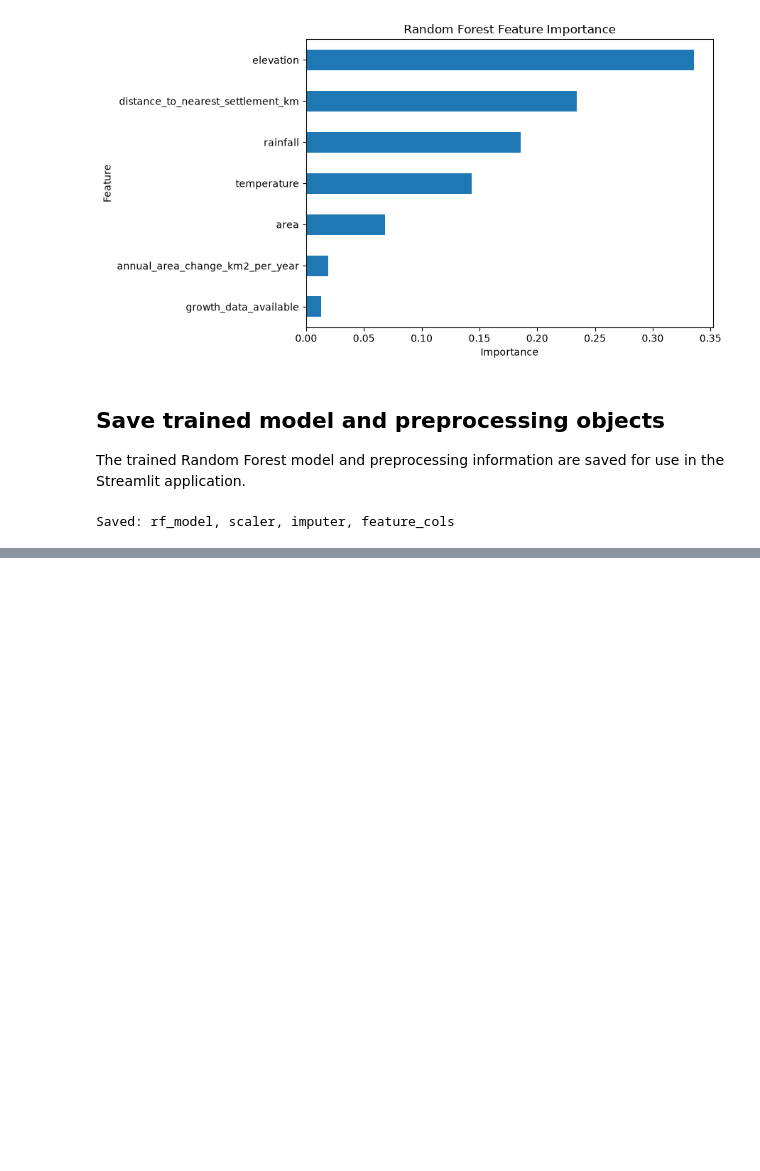
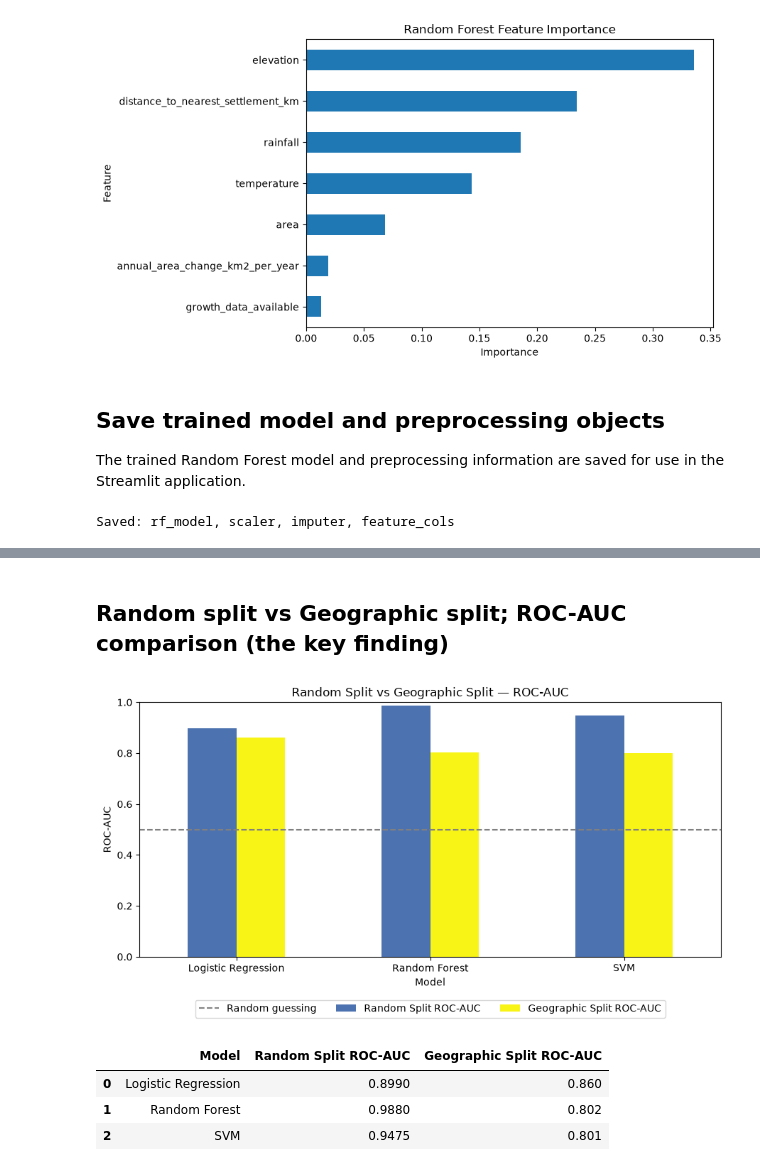
Before and after one commit to iqraamin054-code/GLOFGuard, a Jupyter notebook: notebooks/06_model_training.ipynb, the cells around one changed output, grey strips where cells are left out. Drawn from its saved outputs; the diff is of its cells as text; code cells hidden in the pictures; blank space fills up the shorter version.

```diff
--- a/notebooks/06_model_training.ipynb
+++ b/notebooks/06_model_training.ipynb
@@ -252,0 +525,26 @@ Saved: rf_model, scaler, imputer, feature_cols
+# %% [markdown]
+## Random split vs Geographic split; ROC-AUC comparison (the key finding)
+# %%
+split_comparison = pd.DataFrame({
+    'Model': ['Logistic Regression', 'Random Forest', 'SVM'],
+    'Random Split ROC-AUC': [0.899, 0.988, 0.9475],
+    'Geographic Split ROC-AUC': [0.860, 0.802, 0.801]
+})
+
+split_comparison.set_index('Model').plot(kind='bar', figsize=(9, 5), color=['#4C72B0', '#f8f416'])
+plt.title('Random Split vs Geographic Split — ROC-AUC')
+plt.ylabel('ROC-AUC')
+plt.ylim(0, 1)
+plt.xticks(rotation=0)
+plt.axhline(y=0.5, color='gray', linestyle='--', label='Random guessing')
+plt.legend(loc='upper center', bbox_to_anchor=(0.5, -0.15), ncol=3)
+plt.tight_layout()
+plt.show()
+
+split_comparison
+# %% [output]
+[figure, added]
+|  | Model | Random Split ROC-AUC | Geographic Split ROC-AUC |
+| 0 | Logistic Regression | 0.8990 | 0.860 |
+| 1 | Random Forest | 0.9880 | 0.802 |
+| 2 | SVM | 0.9475 | 0.801 |
```
Also changed, not shown: parts of 24 cells of this notebook.
